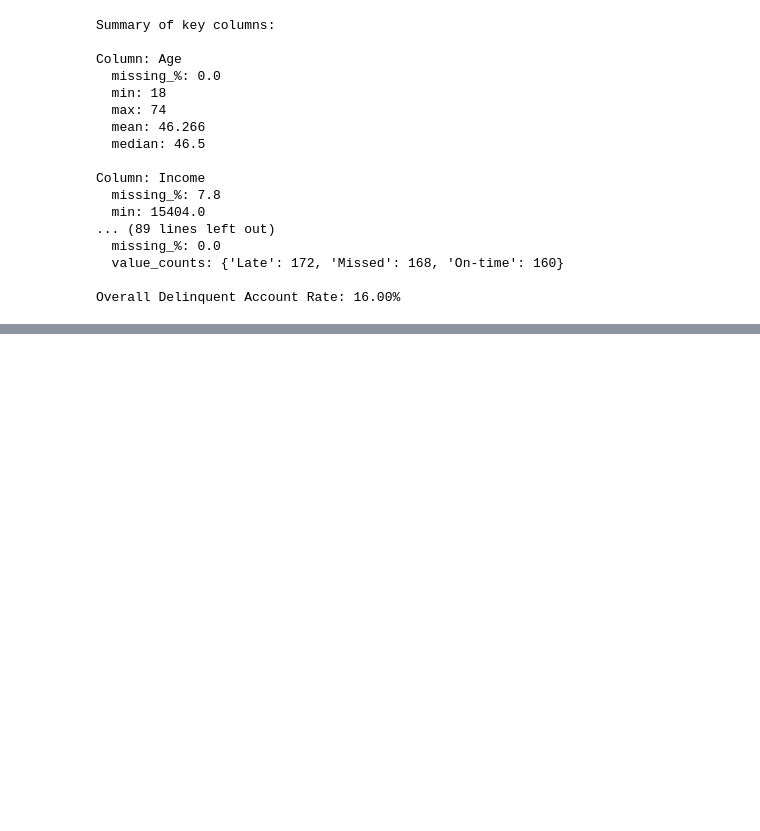
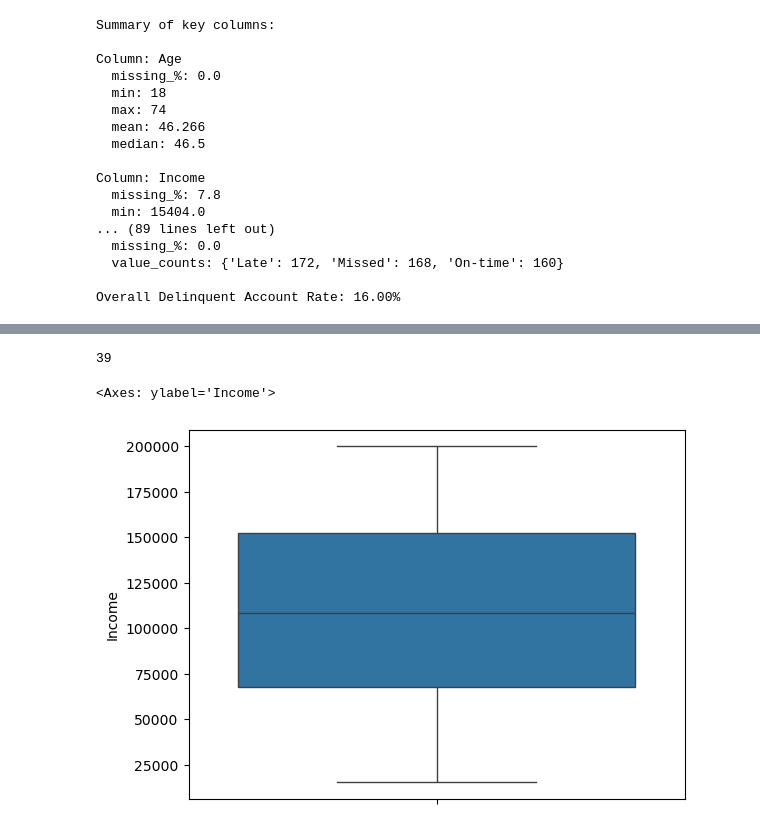
Before and after one commit to shrikant-DS/Geldiums_delinquency_risk_assessment, a Jupyter notebook: Geldiums_EDA.ipynb, the cells around one changed output, grey strips where cells are left out. Drawn from its saved outputs; the diff is of its cells as text; code cells hidden in the pictures; blank space fills up the shorter version.

```diff
--- a/Geldiums_EDA.ipynb
+++ b/Geldiums_EDA.ipynb
@@ -150,0 +168,9 @@ Overall Delinquent Account Rate: 16.00%
+# %%
+df['Income'].isnull().sum()
+# %% [output]
+39
+# %%
+sns.boxplot(df['Income'])
+# %% [output]
+<Axes: ylabel='Income'>
+[figure, added]
```
Also changed, not shown: parts of 14 cells of this notebook.
